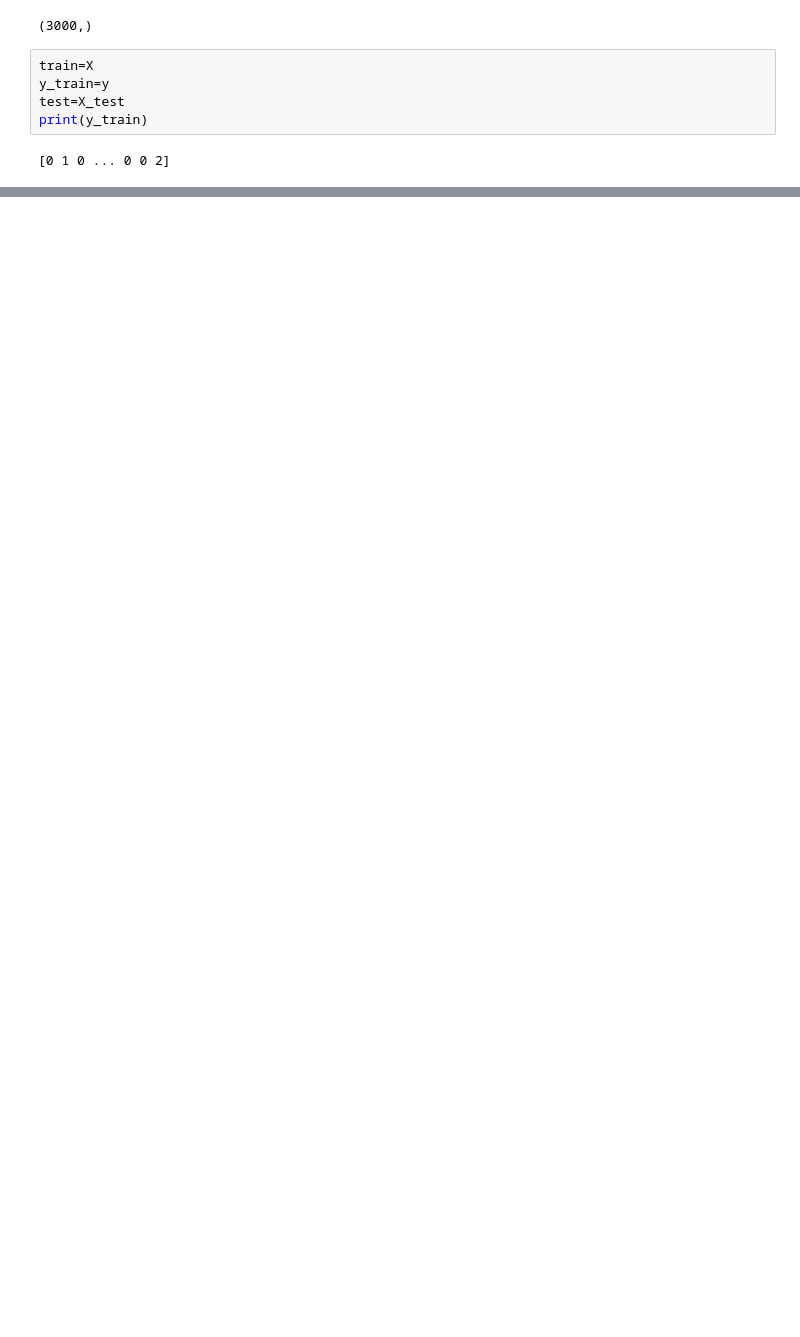
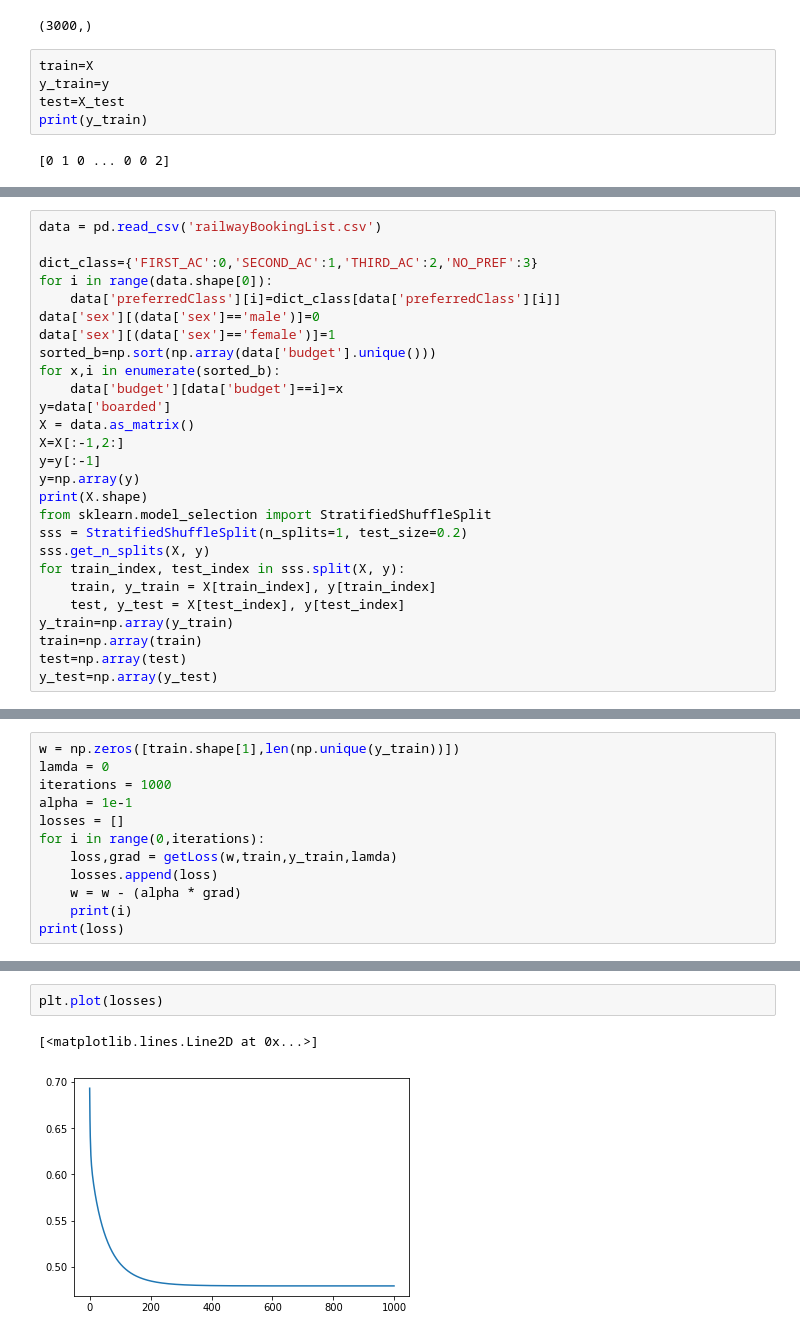
Before and after one commit to missionfission/ml-assignment-2, a Jupyter notebook: softmax.ipynb, the cells around one changed output, grey strips where cells are left out. Drawn from its saved outputs; the diff is of its cells as text; blank space fills up the shorter version.

```diff
--- a/softmax.ipynb
+++ b/softmax.ipynb
@@ -180,0 +290,27 @@ AttributeError: 'float' object has no attribute 'exp'
+# %%
+data = pd.read_csv('railwayBookingList.csv')
+
+dict_class={'FIRST_AC':0,'SECOND_AC':1,'THIRD_AC':2,'NO_PREF':3}
+for i in range(data.shape[0]):
+    data['preferredClass'][i]=dict_class[data['preferredClass'][i]]
+data['sex'][(data['sex']=='male')]=0
+data['sex'][(data['sex']=='female')]=1
+sorted_b=np.sort(np.array(data['budget'].unique()))
+for x,i in enumerate(sorted_b):
+    data['budget'][data['budget']==i]=x
+y=data['boarded']
+X = data.as_matrix()
+X=X[:-1,2:]
+y=y[:-1]
+y=np.array(y)
+print(X.shape)
+from sklearn.model_selection import StratifiedShuffleSplit
+sss = StratifiedShuffleSplit(n_splits=1, test_size=0.2)
+sss.get_n_splits(X, y)
+for train_index, test_index in sss.split(X, y):
+    train, y_train = X[train_index], y[train_index]
+    test, y_test = X[test_index], y[test_index]
+y_train=np.array(y_train)
+train=np.array(train)
+test=np.array(test)
+y_test=np.array(y_test)
@@ -180,0 +335,12 @@ AttributeError: 'float' object has no attribute 'exp'
+# %%
+w = np.zeros([train.shape[1],len(np.unique(y_train))])
+lamda = 0
+iterations = 1000
+alpha = 1e-1
+losses = []
+for i in range(0,iterations):
+    loss,grad = getLoss(w,train,y_train,lamda)
+    losses.append(loss)
+    w = w - (alpha * grad)
+    print(i)
+print(loss)
@@ -180,0 +365,5 @@ AttributeError: 'float' object has no attribute 'exp'
+# %%
+plt.plot(losses)
+# %% [output]
+[<matplotlib.lines.Line2D at 0x...>]
+[figure, added]
```
Also changed, not shown: parts of 15 cells of this notebook, 8 other files.
